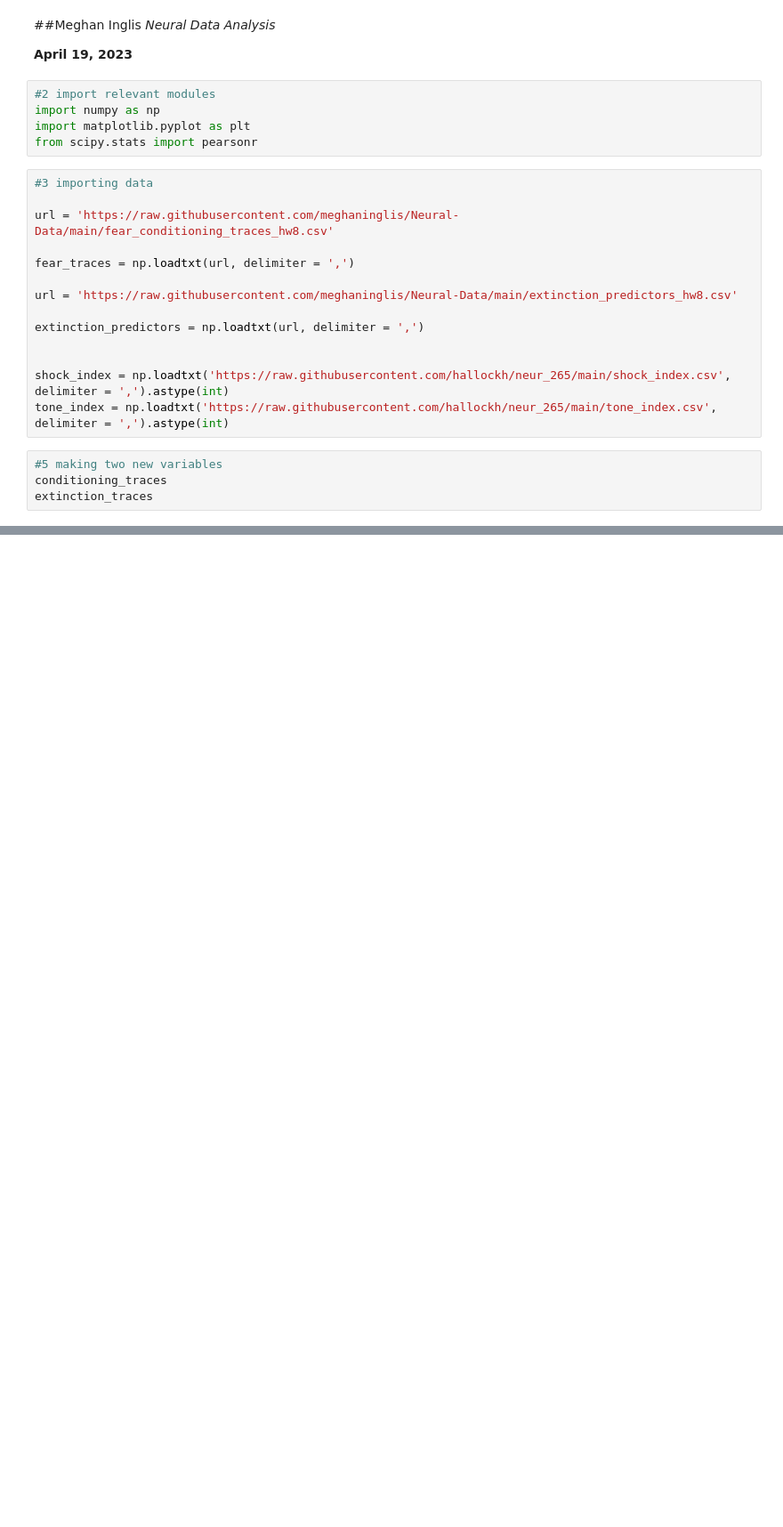
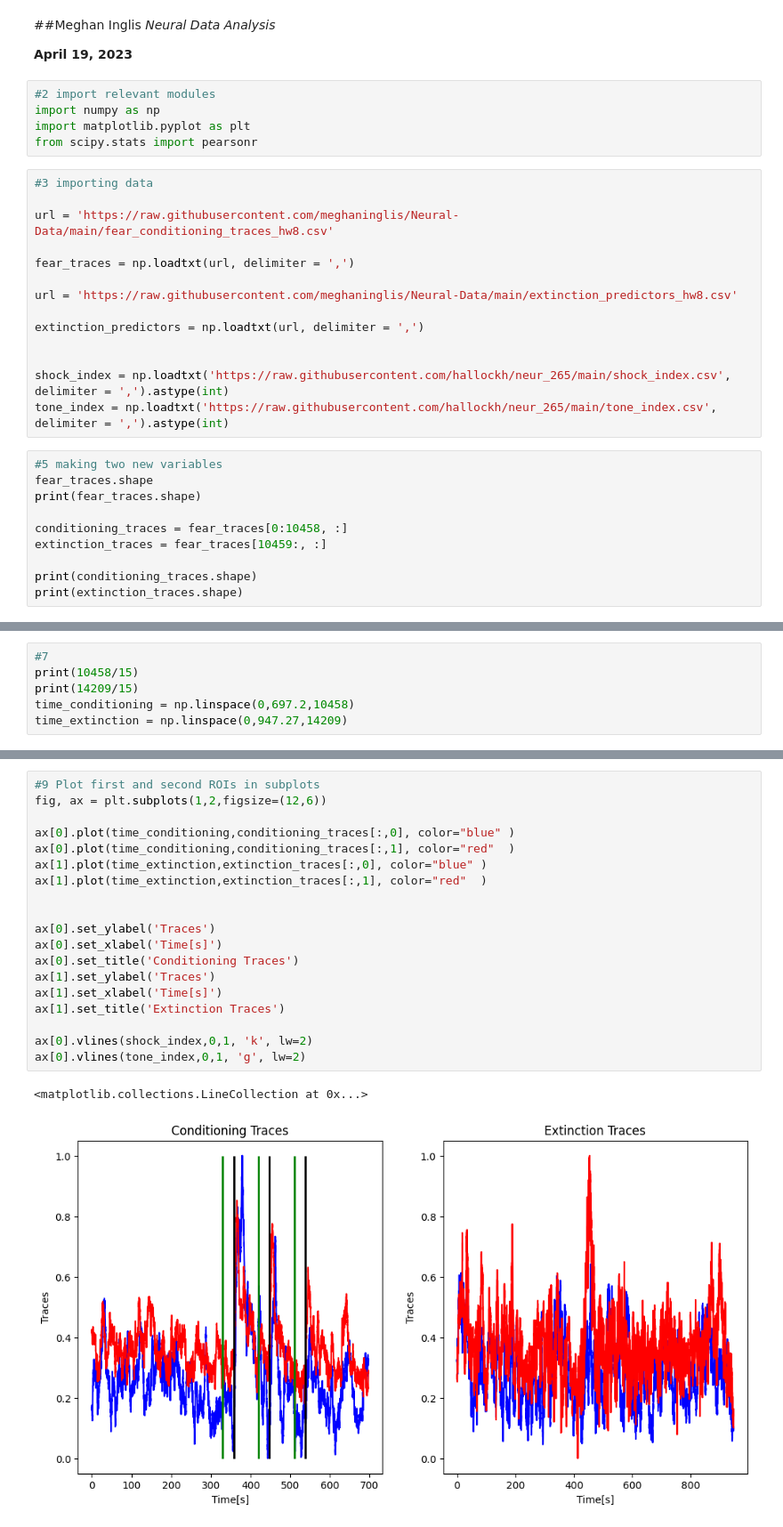
Before and after one commit to meghaninglis/Neural-Data, a Jupyter notebook: coding_homework_8.ipynb, the cells around one changed output, grey strips where cells are left out. Shown at 89% size. Drawn from its saved outputs; the diff is of its cells as text; blank space fills up the shorter version.

```diff
--- a/coding_homework_8.ipynb
+++ b/coding_homework_8.ipynb
@@ -71,5 +71,11 @@ shock_index = np.loadtxt('https://raw.githubusercontent.com/hallockh/neur_265/ma
 tone_index = np.loadtxt('https://raw.githubusercontent.com/hallockh/neur_265/main/tone_index.csv', delimiter = ',').astype(int)
 # %%
 #5 making two new variables
-conditioning_traces
-extinction_traces
+fear_traces.shape
+print(fear_traces.shape)
+
+conditioning_traces = fear_traces[0:10458, :]
+extinction_traces = fear_traces[10459:, :]
+
+print(conditioning_traces.shape)
+print(extinction_traces.shape)
@@ -75,0 +93,6 @@ extinction_traces
+# %%
+#7
+print(10458/15)
+print(14209/15)
+time_conditioning = np.linspace(0,697.2,10458)
+time_extinction = np.linspace(0,947.27,14209)
@@ -75,0 +109,22 @@ extinction_traces
+# %%
+#9 Plot first and second ROIs in subplots
+fig, ax = plt.subplots(1,2,figsize=(12,6))
+
+ax[0].plot(time_conditioning,conditioning_traces[:,0], color="blue" )
+ax[0].plot(time_conditioning,conditioning_traces[:,1], color="red"  )
+ax[1].plot(time_extinction,extinction_traces[:,0], color="blue" )
+ax[1].plot(time_extinction,extinction_traces[:,1], color="red"  )
+
+
+ax[0].set_ylabel('Traces')
+ax[0].set_xlabel('Time[s]')
+ax[0].set_title('Conditioning Traces')
+ax[1].set_ylabel('Traces')
+ax[1].set_xlabel('Time[s]')
+ax[1].set_title('Extinction Traces')
+
+ax[0].vlines(shock_index,0,1, 'k', lw=2)
+ax[0].vlines(tone_index,0,1, 'g', lw=2)
+# %% [output]
+<matplotlib.collections.LineCollection at 0x...>
+[figure, added]
```
Also changed, not shown: parts of 10 cells of this notebook.
